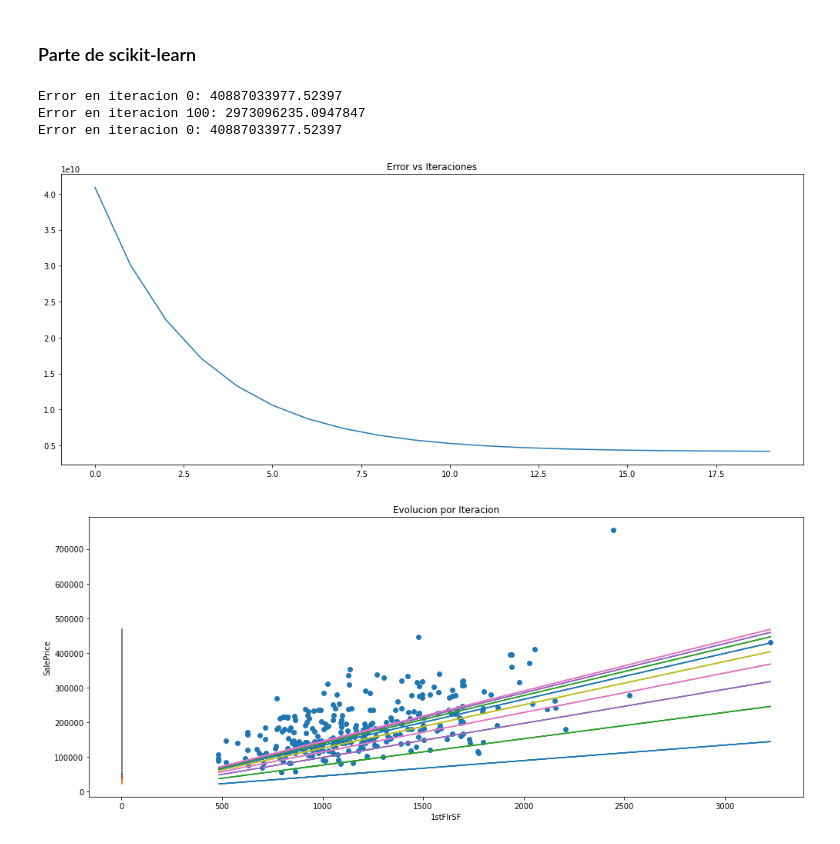
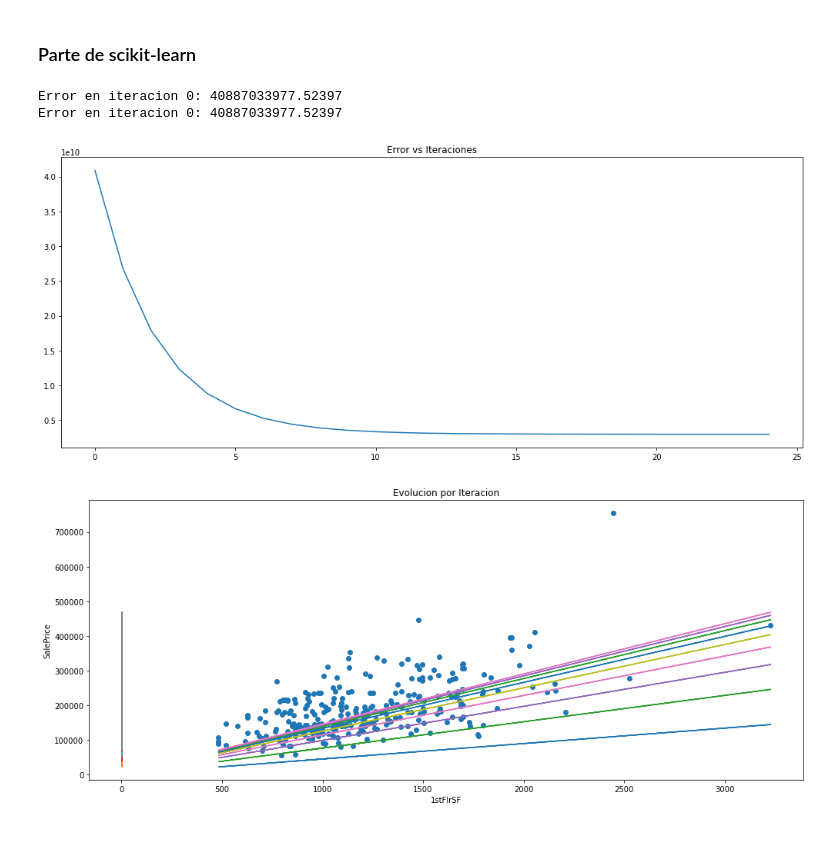
Before and after one commit to JuanjoDC/data-science-python-galileo, a Jupyter notebook: 1. Proyecto - Regresion a pie.ipynb, the cells around one changed output. Cells and saved outputs as stored; diff of their text form; code cells hidden in the pictures.

```diff
--- a/1. Proyecto - Regresion a pie.ipynb
+++ b/1. Proyecto - Regresion a pie.ipynb
@@ -210,15 +210,14 @@ plot_evolution(train['OverallQual'], y_train, betas, 2)
 # %% [markdown]
 ### Parte de scikit-learn
 # %%
-betas1, errors1 = linear_reg_fit(train['OverallQual'], y_train, 200, 100)
+betas1, errors1 = linear_reg_fit(train['OverallQual'], y_train, 25, 100)
 betas2, errors2 = linear_reg_fit(train['1stFlrSF'], y_train, 20, 1000,1e-7)
 
-error_per_iter(errors2)
+error_per_iter(errors1)
 # %% [output]
 Error en iteracion 0: 40887033977.52397
-Error en iteracion 100: 2973096235.0947847
 Error en iteracion 0: 40887033977.52397
-[figure, old version]
+[figure, new version]
 # %%
 plot_evolution(train['1stFlrSF'], y_train, betas2, 2)
 # %% [output]
```
Also changed, not shown: parts of 5 cells of this notebook.
